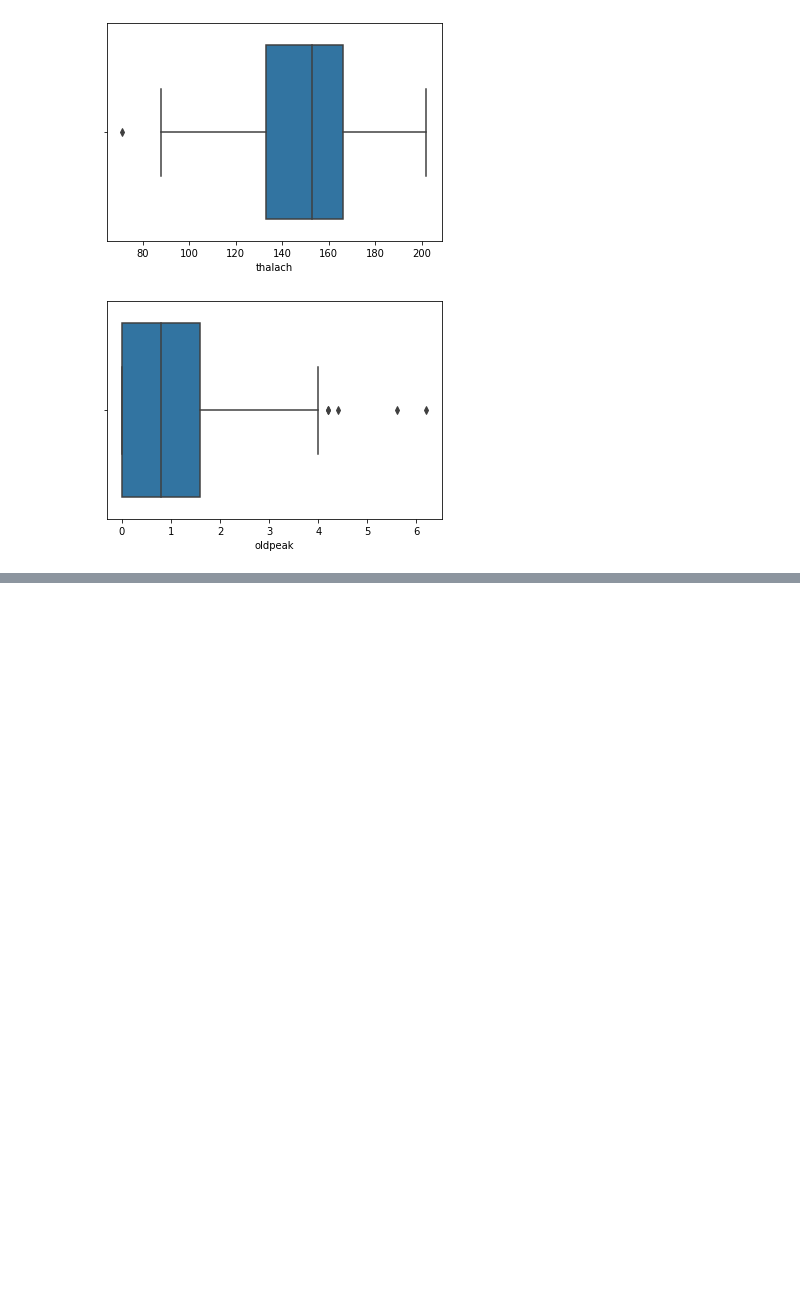
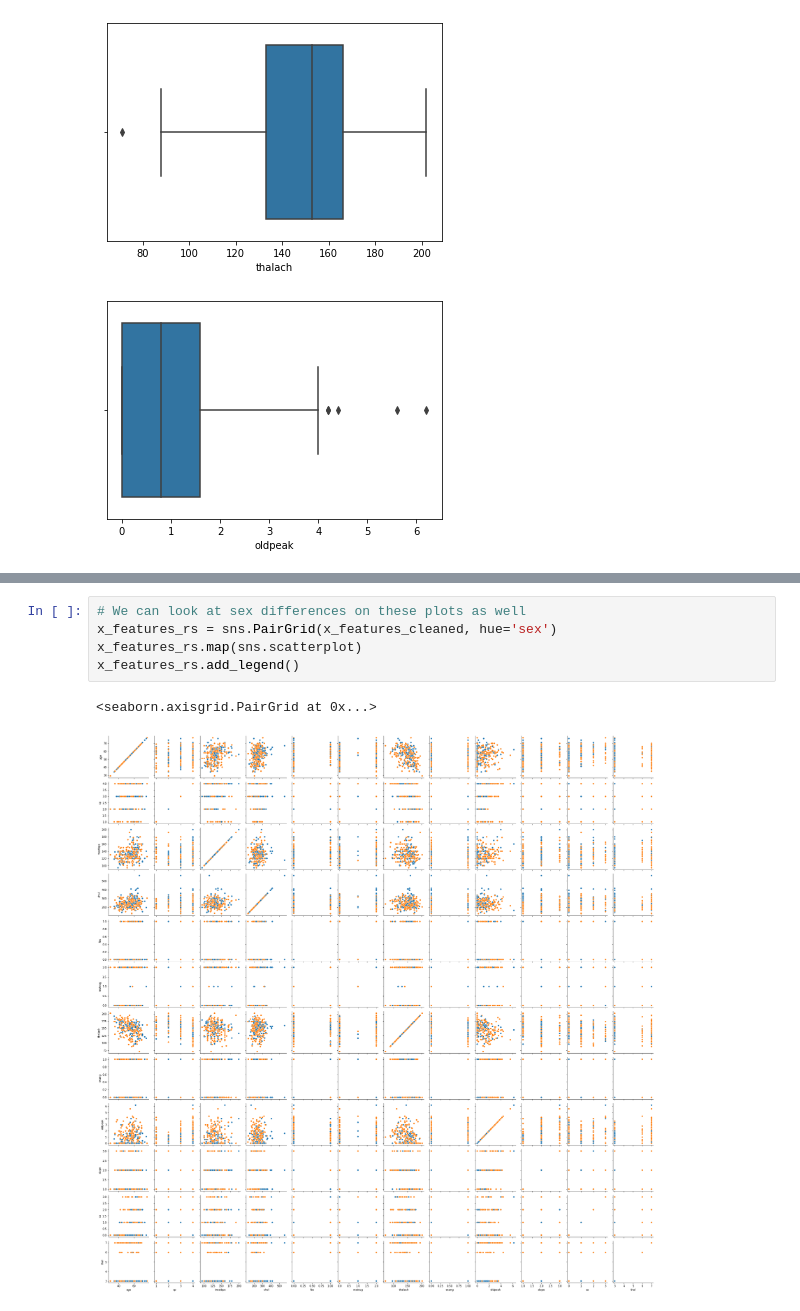
Before and after one commit to valin242/uci_heart_disease, a Jupyter notebook: heart_disease_pred.ipynb, the cells around one changed output, grey strips where cells are left out. Saved outputs shown, nothing was run; the diff lists cells and outputs as text; blank space fills up the shorter version.

```diff
--- a/heart_disease_pred.ipynb
+++ b/heart_disease_pred.ipynb
@@ -350,0 +389,8 @@ sex_grid.map(sns.histplot, 'chol')
+# %%
+# We can look at sex differences on these plots as well
+x_features_rs = sns.PairGrid(x_features_cleaned, hue='sex')
+x_features_rs.map(sns.scatterplot)
+x_features_rs.add_legend()
+# %% [output]
+<seaborn.axisgrid.PairGrid at 0x...>
+[figure, added]
```
Also changed, not shown: parts of 9 cells of this notebook.
